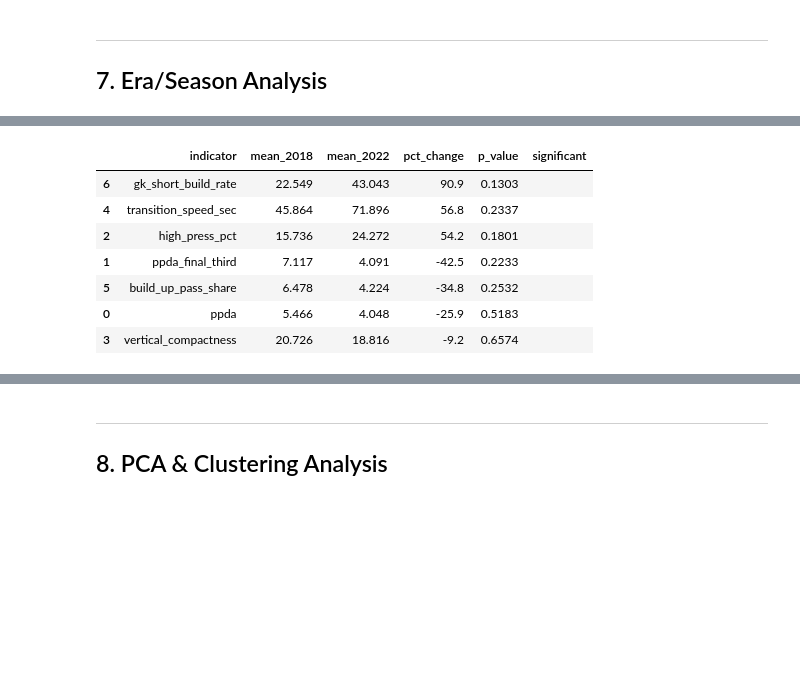
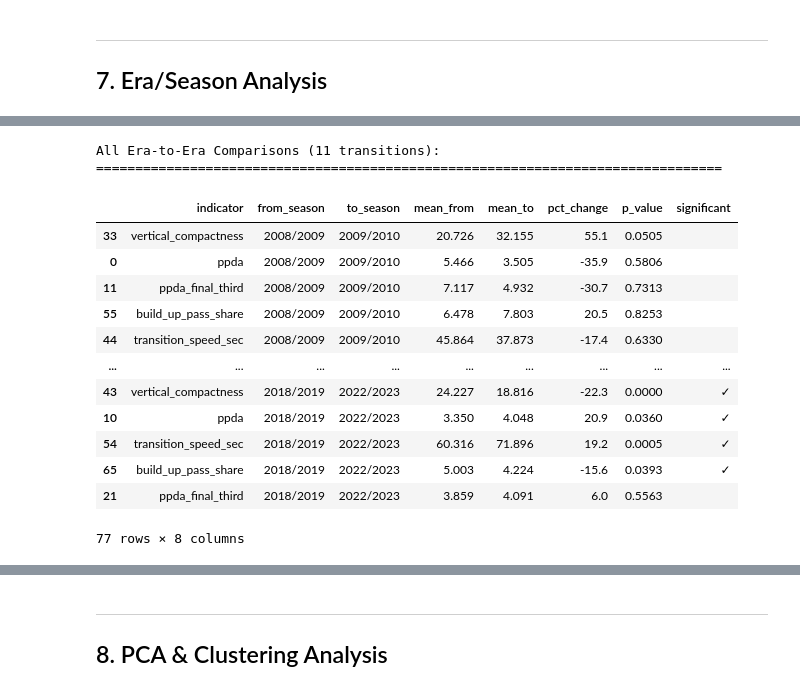
Before and after one commit to varunrout/player-v-tactical-analysis, a Jupyter notebook: notebooks/phase3_5_indicator_discovery.ipynb, the cells around one changed output, grey strips where cells are left out. Cells and saved outputs as stored; diff of their text form; code cells hidden in the pictures; blank space fills up the shorter version.

```diff
--- a/notebooks/phase3_5_indicator_discovery.ipynb
+++ b/notebooks/phase3_5_indicator_discovery.ipynb
@@ -667,42 +709,61 @@ plt.show()
 # %%
-# Era comparison summary table
+# Era comparison summary table - compare all consecutive season pairs
 era_comparison = []
+
+# Get sorted list of seasons
+sorted_seasons = sort_seasons(team_match_df['season_name'].unique())
 
 for indicator in evo_cols:
     season_stats = team_match_df.groupby('season_name')[indicator].agg(['mean', 'std'])
 
-    if len(season_stats) >= 2:
-        s1, s2 = season_stats.index[0], season_stats.index[-1]
-        mean_2018 = season_stats.loc[s1, 'mean']
-        mean_2022 = season_stats.loc[s2, 'mean']
-        pct_change = ((mean_2022 - mean_2018) / mean_2018) * 100 if mean_2018 != 0 else 0
+    # Compare each season with the next
+    for i in range(len(sorted_seasons) - 1):
+        s1, s2 = sorted_seasons[i], sorted_seasons[i + 1]
 
-        # Statistical test (t-test between seasons)
-        data_2018 = team_match_df[team_match_df['season_name'] == s1][indicator].dropna()
-        data_2022 = team_match_df[team_match_df['season_name'] == s2][indicator].dropna()
+        if s1 in season_stats.index and s2 in season_stats.index:
+            mean_s1 = season_stats.loc[s1, 'mean']
+            mean_s2 = season_stats.loc[s2, 'mean']
+            pct_change = ((mean_s2 - mean_s1) / mean_s1) * 100 if mean_s1 != 0 else 0
 
-        if len(data_2018) > 1 and len(data_2022) > 1:
-            t_stat, p_value = stats.ttest_ind(data_2018, data_2022)
-        else:
-            t_stat, p_value = 0, 1
+            # Statistical test (t-test between consecutive seasons)
+            data_s1 = team_match_df[team_match_df['season_name'] == s1][indicator].dropna()
+            data_s2 = team_match_df[team_match_df['season_name'] == s2][indicator].dropna()
 
-        era_comparison.append({
-            'indicator': indicator,
-            'mean_2018': round(mean_2018, 3),
-            'mean_2022': round(mean_2022, 3),
-            'pct_change': round(pct_change, 1),
-            'p_value': round(p_value, 4),
-            'significant': '✓' if p_value < 0.05 else ''
-        })
+            if len(data_s1) > 1 and len(data_s2) > 1:
+                t_stat, p_value = stats.ttest_ind(data_s1, data_s2)
+            else:
+                t_stat, p_value = 0, 1
+
+            era_comparison.append({
+                'indicator': indicator,
+                'from_season': s1,
+                'to_season': s2,
+                'mean_from': round(mean_s1, 3),
+                'mean_to': round(mean_s2, 3),
+                'pct_change': round(pct_change, 1),
+                'p_value': round(p_value, 4),
+                'significant': '✓' if p_value < 0.05 else ''
+            })
 
 era_comparison_df = pd.DataFrame(era_comparison)
-era_comparison_df.sort_values('pct_change', key=abs, ascending=False)
+
+# Display the full comparison
+print(f"All Era-to-Era Comparisons ({len(sorted_seasons)-1} transitions):")
+print("=" * 80)
+era_comparison_df.sort_values(['from_season', 'pct_change'], key=lambda x: abs(x) if x.name == 'pct_change' else x, ascending=[True, False])
 # %% [output]
+All Era-to-Era Comparisons (11 transitions):
+================================================================================
-|  | indicator | mean_2018 | mean_2022 | pct_change | p_value | significant |
-| 6 | gk_short_build_rate | 22.549 | 43.043 | 90.9 | 0.1303 |  |
-| 4 | transition_speed_sec | 45.864 | 71.896 | 56.8 | 0.2337 |  |
-| 2 | high_press_pct | 15.736 | 24.272 | 54.2 | 0.1801 |  |
-| 1 | ppda_final_third | 7.117 | 4.091 | -42.5 | 0.2233 |  |
-| 5 | build_up_pass_share | 6.478 | 4.224 | -34.8 | 0.2532 |  |
-| 0 | ppda | 5.466 | 4.048 | -25.9 | 0.5183 |  |
-| 3 | vertical_compactness | 20.726 | 18.816 | -9.2 | 0.6574 |  |
+|  | indicator | from_season | to_season | mean_from | mean_to | pct_change | p_value | significant |
+| 33 | vertical_compactness | 2008/2009 | 2009/2010 | 20.726 | 32.155 | 55.1 | 0.0505 |  |
+| 0 | ppda | 2008/2009 | 2009/2010 | 5.466 | 3.505 | -35.9 | 0.5806 |  |
+| 11 | ppda_final_third | 2008/2009 | 2009/2010 | 7.117 | 4.932 | -30.7 | 0.7313 |  |
+| 55 | build_up_pass_share | 2008/2009 | 2009/2010 | 6.478 | 7.803 | 20.5 | 0.8253 |  |
+| 44 | transition_speed_sec | 2008/2009 | 2009/2010 | 45.864 | 37.873 | -17.4 | 0.6330 |  |
+| ... | ... | ... | ... | ... | ... | ... | ... | ... |
+| 43 | vertical_compactness | 2018/2019 | 2022/2023 | 24.227 | 18.816 | -22.3 | 0.0000 | ✓ |
+| 10 | ppda | 2018/2019 | 2022/2023 | 3.350 | 4.048 | 20.9 | 0.0360 | ✓ |
+| 54 | transition_speed_sec | 2018/2019 | 2022/2023 | 60.316 | 71.896 | 19.2 | 0.0005 | ✓ |
+| 65 | build_up_pass_share | 2018/2019 | 2022/2023 | 5.003 | 4.224 | -15.6 | 0.0393 | ✓ |
+| 21 | ppda_final_third | 2018/2019 | 2022/2023 | 3.859 | 4.091 | 6.0 | 0.5563 |  |
+77 rows × 8 columns
```
Also changed, not shown: parts of 11 cells of this notebook, 5 other files.
